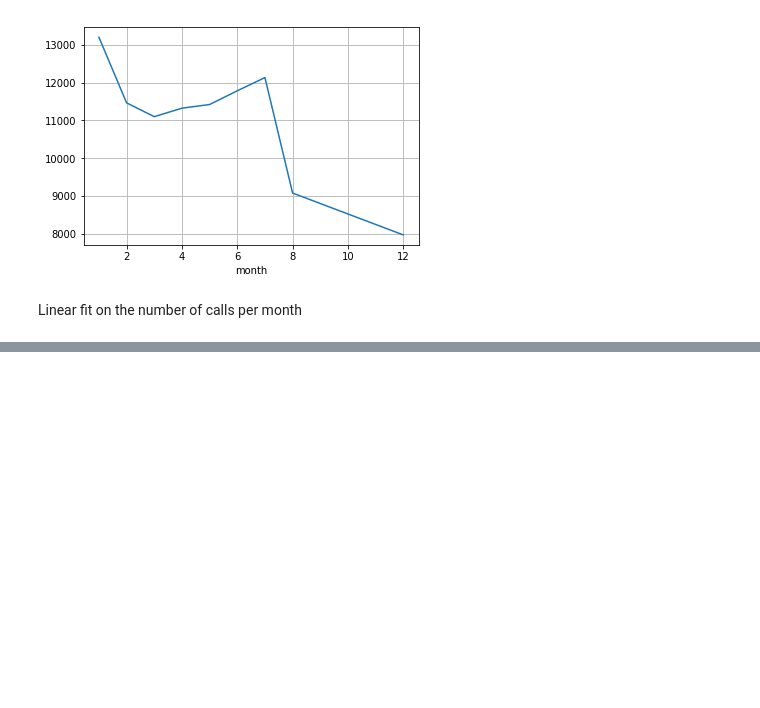
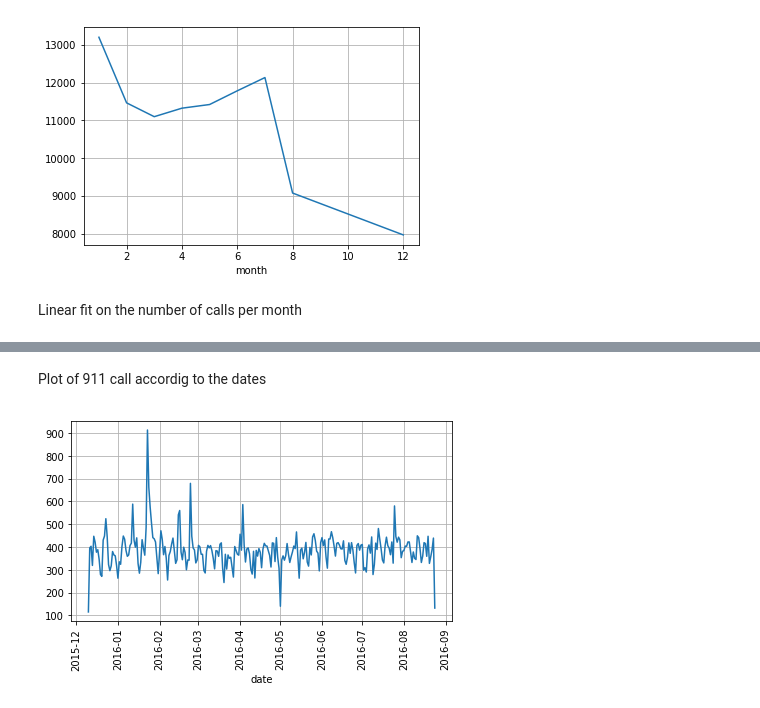
Before and after one commit to sensoumya/Data-Plotting-using-Flask, a Jupyter notebook: Data Capstone project/dataCapstone.ipynb, the cells around one changed output, grey strips where cells are left out. Cells and saved outputs as stored; diff of their text form; code cells hidden in the pictures; blank space fills up the shorter version.

```diff
--- a/Data Capstone project/dataCapstone.ipynb
+++ b/Data Capstone project/dataCapstone.ipynb
@@ -189,0 +170,11 @@ plt.grid()
+# %% [markdown]
+Plot of 911 call accordig to the dates
+# %%
+df['date'] = df['timeStamp'].apply(lambda x:x.date())  #creating a date column
+# %%
+df.groupby('date').count()['lat'].plot()
+plt.xticks(rotation=90)
+plt.tight_layout()
+plt.grid()
+# %% [output]
+[figure, added]
```
Also changed, not shown: parts of 16 cells of this notebook.
